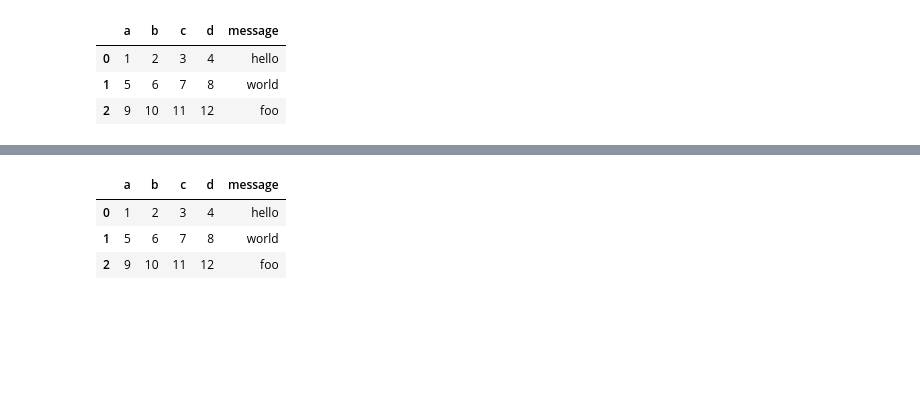
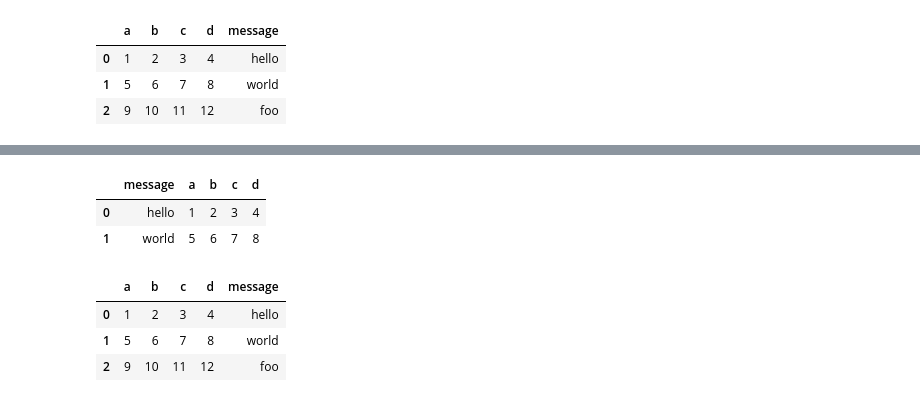
Before and after one commit to philmui/datascience, a Jupyter notebook: lecture03.more.wrangling/ch06.ipynb, the cells around one changed output, grey strips where cells are left out. Saved outputs shown, nothing was run; the diff lists cells and outputs as text; code cells hidden in the pictures; blank space fills up the shorter version.

```diff
--- a/lecture03.more.wrangling/ch06.ipynb
+++ b/lecture03.more.wrangling/ch06.ipynb
@@ -41,3 +47,10 @@ df
+# %%
+dfx = pd.read_csv('ch06/test.csv')
+dfx
+# %% [output]
+|  | message | a | b | c | d |
+| 0 | hello | 1 | 2 | 3 | 4 |
+| 1 | world | 5 | 6 | 7 | 8 |
 # %%
 pd.read_table('ch06/ex1.csv', sep=',')
 # %% [output]
```
Also changed, not shown: parts of 3 cells of this notebook, 9 other files.
